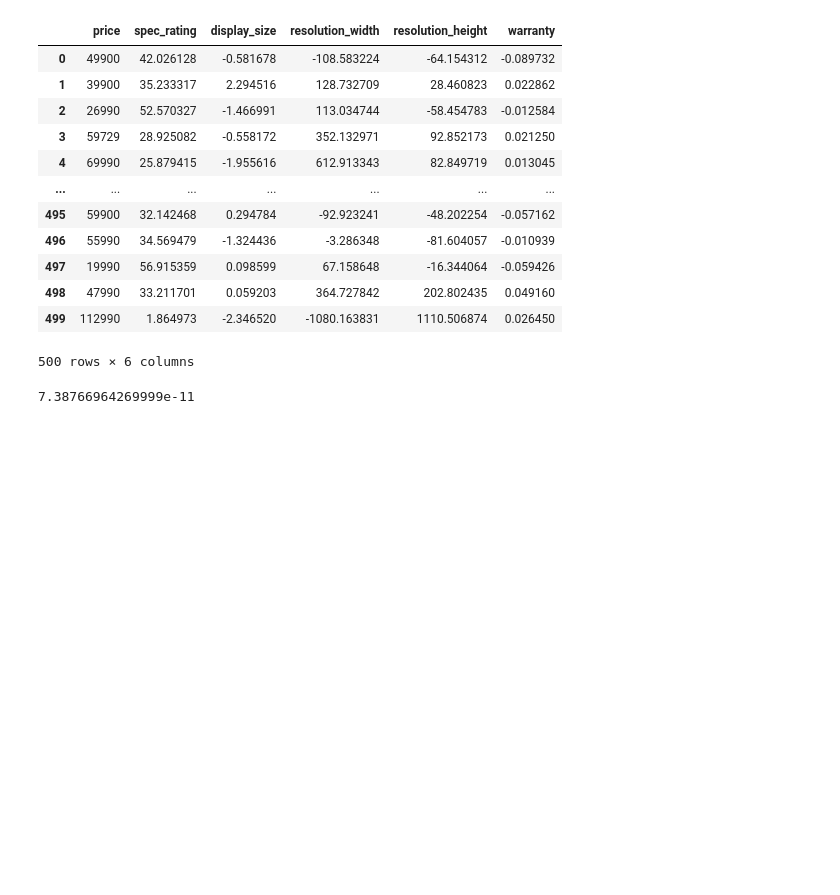
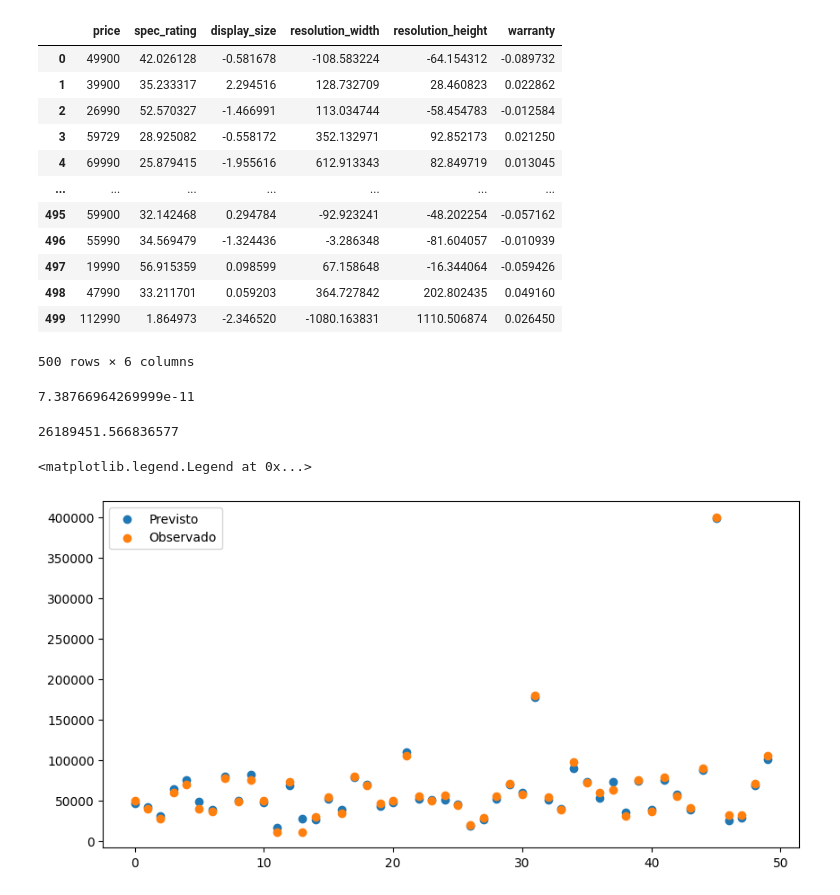
Before and after one commit to MarcoAfB/Machine_Learning, a Jupyter notebook: Linear_Regression.ipynb, the cells around one changed output. Drawn from its saved outputs; the diff is of its cells as text; code cells hidden in the pictures; blank space fills up the shorter version.

```diff
--- a/Linear_Regression.ipynb
+++ b/Linear_Regression.ipynb
@@ -196,3 +197,32 @@ multi_data
 sum(multi_data.iloc[:,4] * multi_data.iloc[:,2])
 # %% [output]
 7.38766964269999e-11
+# %%
+# Separando as variáveis do predictor
+x = multi_data.iloc[:,1:]
+
+train_data = np.ones([500, 6])
+train_data[:, 1:] = x
+
+multi_dim = LR(train_data, np_y)
+
+BB = multi_dim.least_square()
+yy_hat = multi_dim.prediction(train_data)
+mse_mult = multi_dim.MSE(yy_hat, np_y)
+mse_mult
+# %% [output]
+26189451.566836577
+# %%
+'''MSE não é a melhor métrica para interpretar a qualidade do modelo (outro problema para nós é a
+moeda utilizada, a escala é maior que o acostumado com o real). Uma solução seria criar métricas
+que podemos interpretar, e em alguns casos figuras também podem podem ajudar na interpretação.
+Foram selecionados os 50 primeiros dados para que coubesse na imagem, podemos ver que o modelo se sai
+bem em prever os preços'''
+
+plt.figure(figsize=(10,5))
+plt.scatter(range(50), yy_hat[:50], label='Previsto')
+plt.scatter(range(50), np_y[:50], label='Observado')
+plt.legend()
+# %% [output]
+<matplotlib.legend.Legend at 0x...>
+[figure, added]
```
Also changed, not shown: parts of 2 cells of this notebook.
